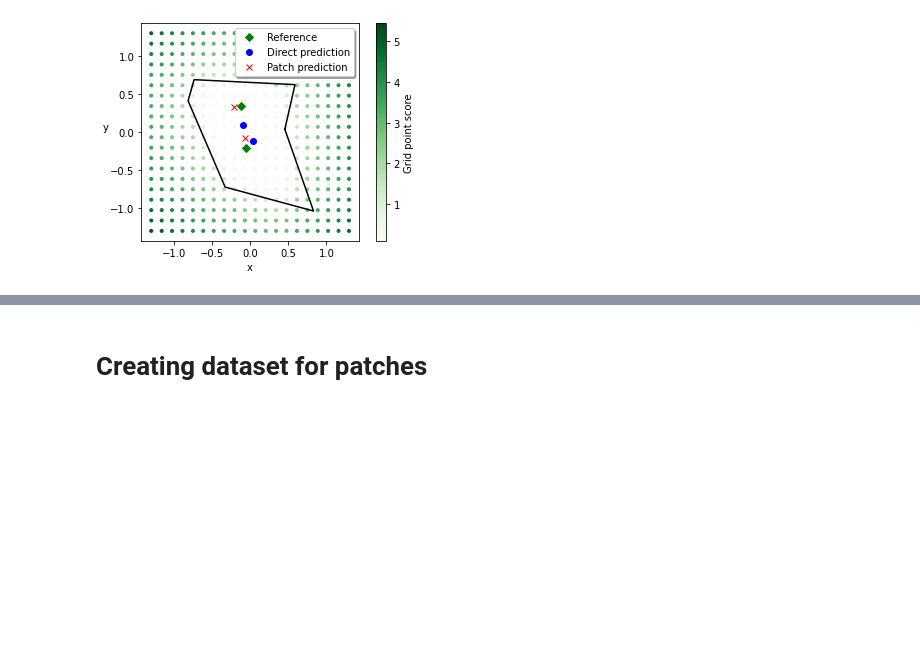
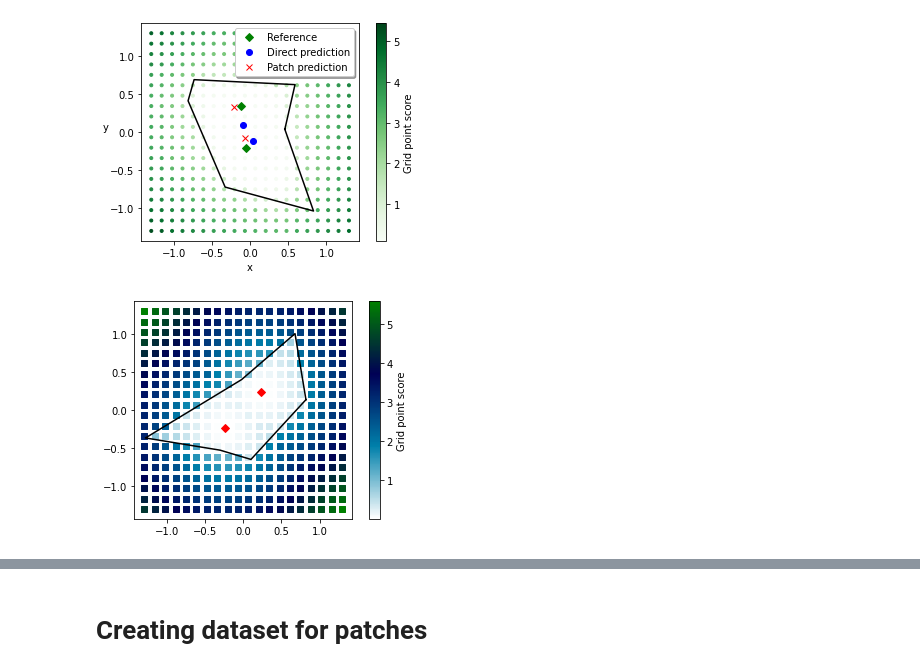
Before and after one commit to Siljekka/GrasshopperMeshAI, a Jupyter notebook: MeshPoints/MachineLearning/nn2.ipynb, the cells around one changed output, grey strips where cells are left out. Drawn from its saved outputs; the diff is of its cells as text; code cells hidden in the pictures; blank space fills up the shorter version.

```diff
--- a/MeshPoints/MachineLearning/nn2.ipynb
+++ b/MeshPoints/MachineLearning/nn2.ipynb
@@ -206,29 +206,31 @@ plt.gca().set_aspect('equal')
 # %%
 # Test data
 point_grid_test = generate_point_grid()
 test_points = [(-0.234, -0.234), (0.234, 0.234)]
 transformed_contour = pp.procrustes(pp.create_random_ngon(6))['transformed_contour']
 calculate_score(point_grid_test, test_points, transformed_contour)
 
 internal_nodes = generate_internal_nodes_from_grid_score(point_grid_test, len(test_points))
 
 # Try to scatter plot grid points to see whats going on
 flat_pgp = [point for row in point_grid_test for point in row]
 
 pgp_x = [p.x for p in flat_pgp]
 pgp_y = [p.y for p in flat_pgp]
 pgp_s = [p.score for p in flat_pgp]
 
 # Plot predicted points (green)
-plt.grid(b=True)
-plt.plot([x[0] for x in test_points], [y[1] for y in test_points], 'gD')
-plt.plot([x[0] for x in internal_nodes], [y[1] for y in internal_nodes], 'rx')
+# plt.grid(b=True)
+plt.plot([x[0] for x in test_points], [y[1] for y in test_points], 'rD')
+# plt.plot([x[0] for x in internal_nodes], [y[1] for y in internal_nodes], 'rx')
 
 # Plot transformed contour
-pp.plot_polygon(transformed_contour, style='r')
+pp.plot_polygon(transformed_contour, style='k')
 
 # Plot point grid
-plt.scatter(pgp_x, pgp_y, c=pgp_s, cmap=plt.cm.Greens, marker='.')
-plt.colorbar()
+plt.scatter(pgp_x, pgp_y, c=pgp_s, cmap=plt.cm.ocean_r, marker='s')
+plt.colorbar(label="Grid point score")
 
 plt.gca().set_aspect('equal')
+# %% [output]
+[figure, added]
```
Also changed, not shown: parts of 1 cell of this notebook, 22 other files.
